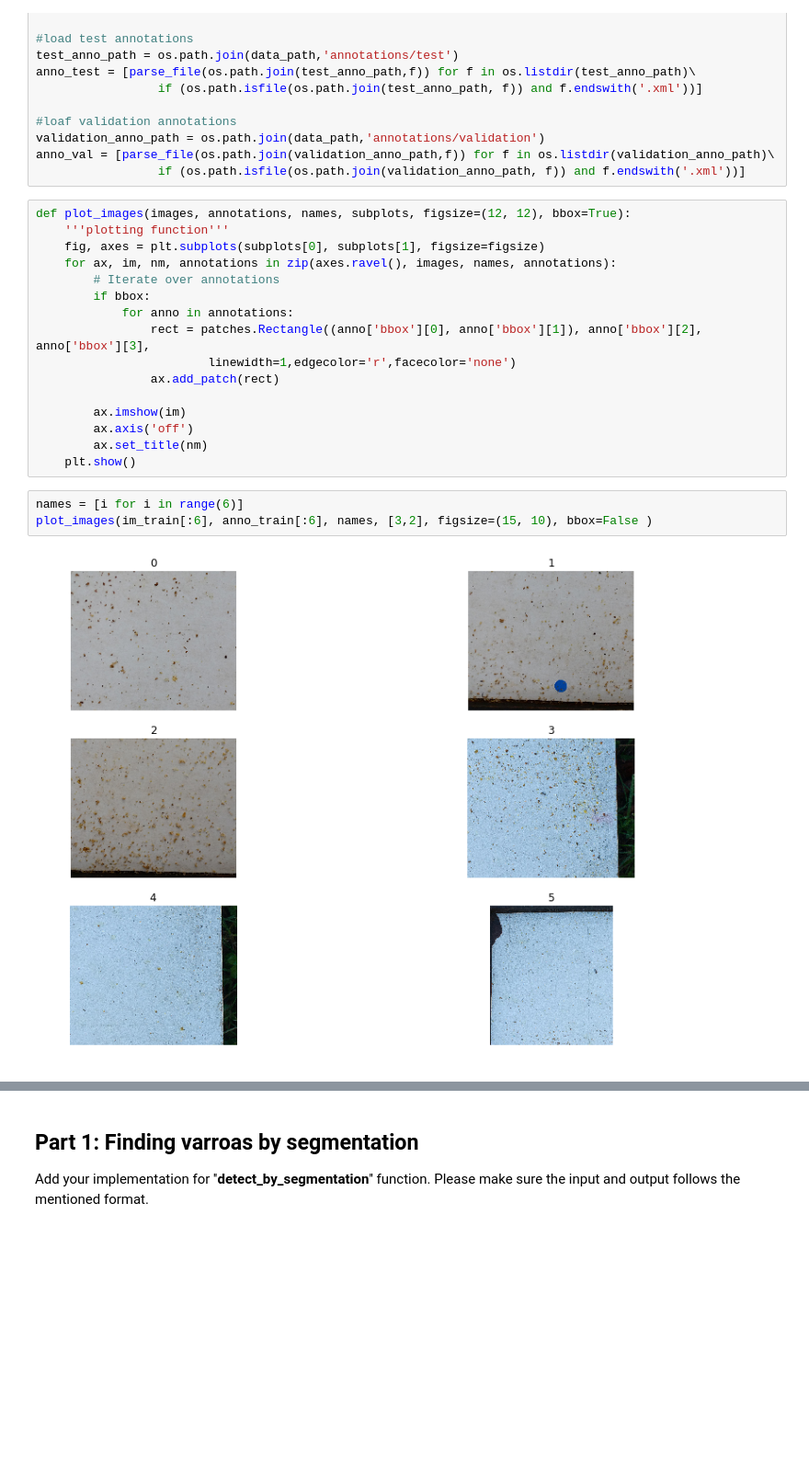
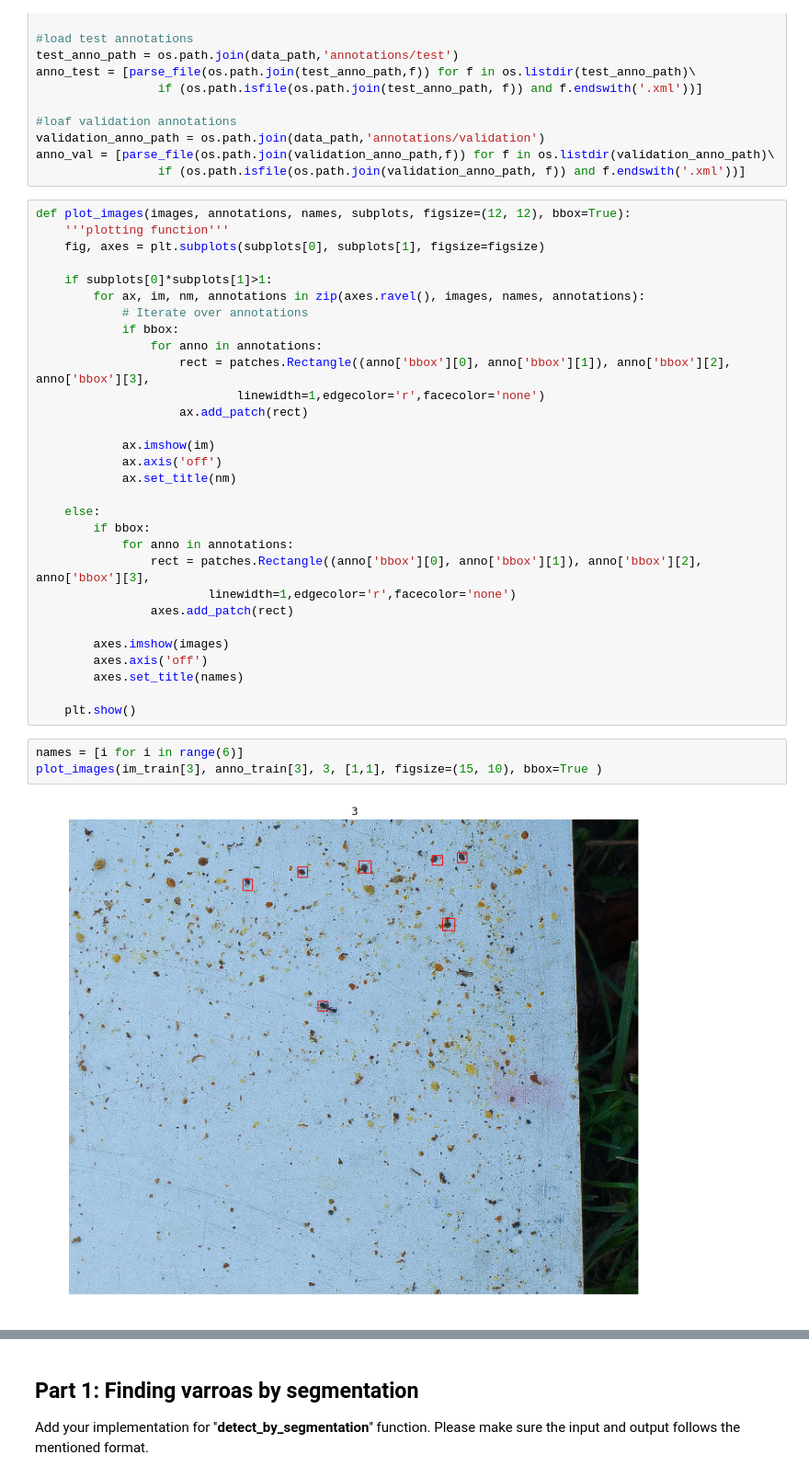
Before and after one commit to emilebourban/IAPR-project, a Jupyter notebook: special_project.ipynb, the cells around one changed output, grey strips where cells are left out. Shown at 92% size. Saved outputs shown, nothing was run; the diff lists cells and outputs as text; blank space fills up the shorter version.

```diff
--- a/special_project.ipynb
+++ b/special_project.ipynb
@@ -91,20 +92,34 @@ anno_val = [parse_file(os.path.join(validation_anno_path,f)) for f in os.listdir
 def plot_images(images, annotations, names, subplots, figsize=(12, 12), bbox=True):
     '''plotting function'''
     fig, axes = plt.subplots(subplots[0], subplots[1], figsize=figsize)
-    for ax, im, nm, annotations in zip(axes.ravel(), images, names, annotations):
-        # Iterate over annotations
+
+    if subplots[0]*subplots[1]>1:
+        for ax, im, nm, annotations in zip(axes.ravel(), images, names, annotations):
+            # Iterate over annotations
+            if bbox:
+                for anno in annotations:
+                    rect = patches.Rectangle((anno['bbox'][0], anno['bbox'][1]), anno['bbox'][2], anno['bbox'][3],
+                            linewidth=1,edgecolor='r',facecolor='none')
+                    ax.add_patch(rect)
+
+            ax.imshow(im)
+            ax.axis('off')
+            ax.set_title(nm)
+
+    else:
         if bbox:
             for anno in annotations:
                 rect = patches.Rectangle((anno['bbox'][0], anno['bbox'][1]), anno['bbox'][2], anno['bbox'][3],
                         linewidth=1,edgecolor='r',facecolor='none')
-                ax.add_patch(rect)
+                axes.add_patch(rect)
 
-        ax.imshow(im)
-        ax.axis('off')
-        ax.set_title(nm)
+        axes.imshow(images)
+        axes.axis('off')
+        axes.set_title(names)
+
     plt.show()
 # %%
 names = [i for i in range(6)]
-plot_images(im_train[:6], anno_train[:6], names, [3,2], figsize=(15, 10), bbox=False )
+plot_images(im_train[3], anno_train[3], 3, [1,1], figsize=(15, 10), bbox=True )
 # %% [output]
-[figure, old version]
+[figure, new version]
```
Also changed, not shown: parts of 11 cells of this notebook.
